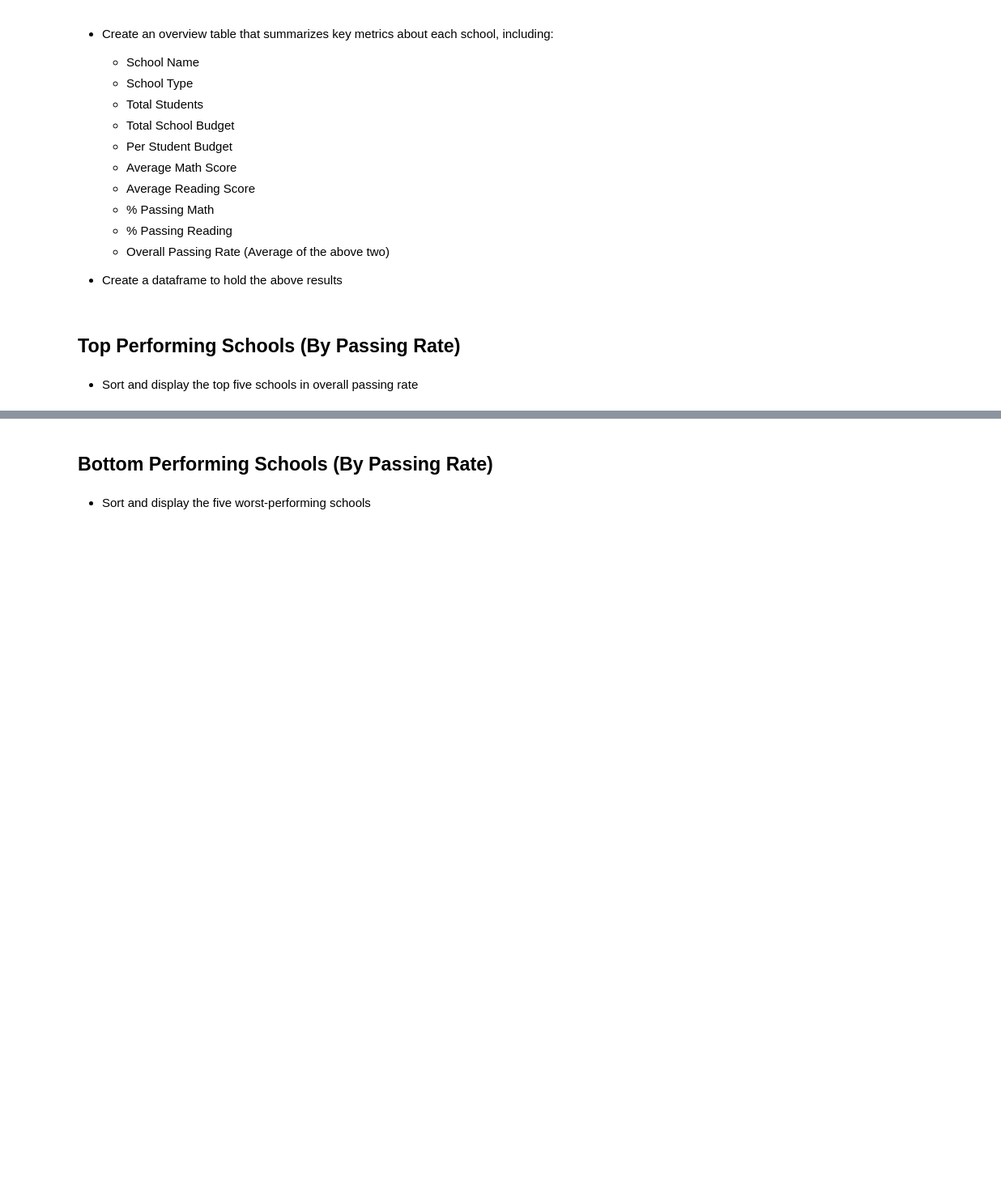
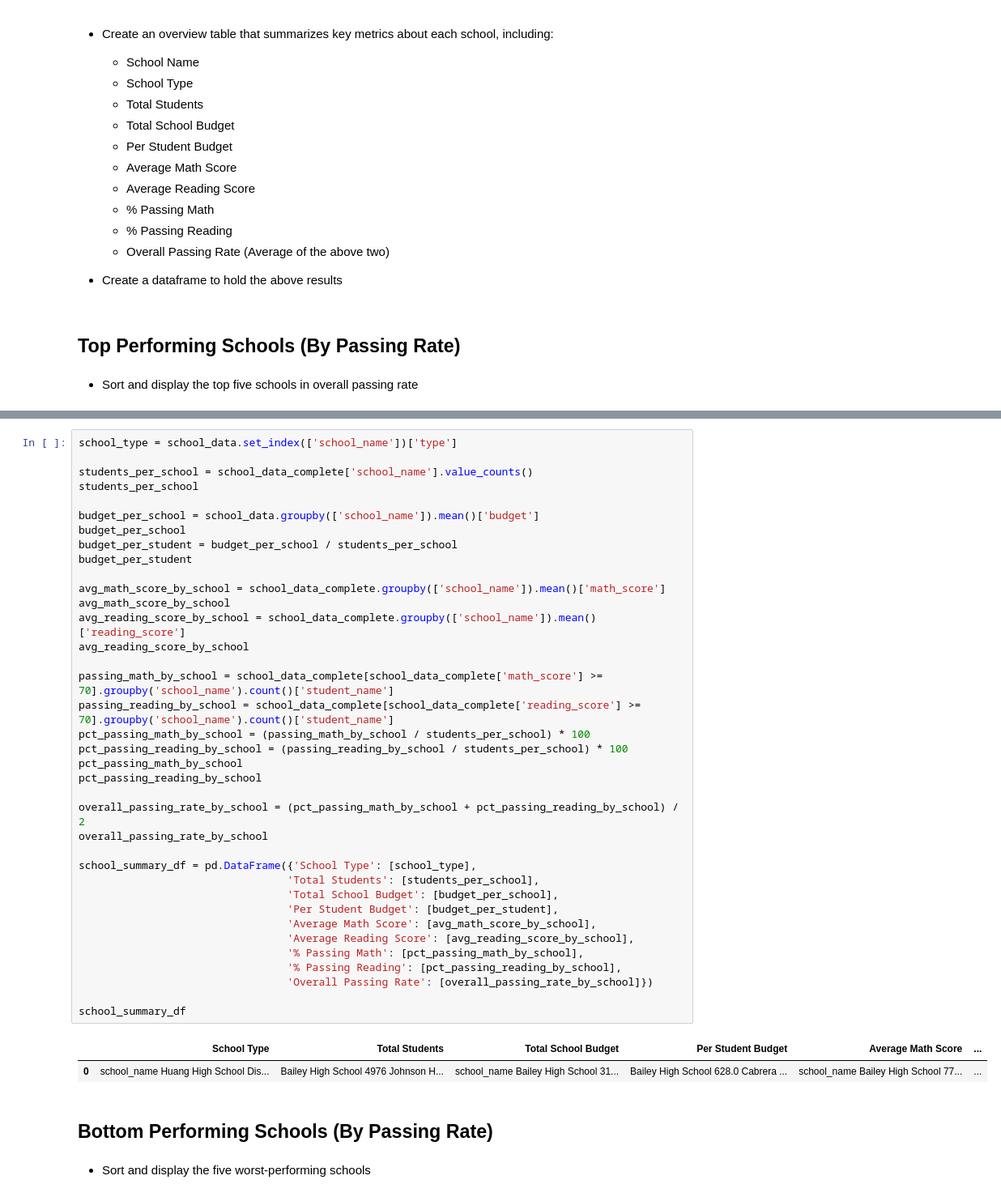
Before and after one commit to bwalshdtan/Pandas_Homework, a Jupyter notebook: PyCitySchools_starter.ipynb, the cells around one changed output, grey strips where cells are left out. Shown at 81% size. Saved outputs shown, nothing was run; the diff lists cells and outputs as text; blank space fills up the shorter version.

Commit message:
Nonworking Code for School Summary

```diff
--- a/PyCitySchools_starter.ipynb
+++ b/PyCitySchools_starter.ipynb
@@ -129,3 +121,43 @@ district_summary_table
+# %%
+school_type = school_data.set_index(['school_name'])['type']
+
+students_per_school = school_data_complete['school_name'].value_counts()
+students_per_school
+
+budget_per_school = school_data.groupby(['school_name']).mean()['budget']
+budget_per_school
+budget_per_student = budget_per_school / students_per_school
+budget_per_student
+
+avg_math_score_by_school = school_data_complete.groupby(['school_name']).mean()['math_score']
+avg_math_score_by_school
+avg_reading_score_by_school = school_data_complete.groupby(['school_name']).mean()['reading_score']
+avg_reading_score_by_school
+
+passing_math_by_school = school_data_complete[school_data_complete['math_score'] >= 70].groupby('school_name').count()['student_name']
+passing_reading_by_school = school_data_complete[school_data_complete['reading_score'] >= 70].groupby('school_name').count()['student_name']
+pct_passing_math_by_school = (passing_math_by_school / students_per_school) * 100
+pct_passing_reading_by_school = (passing_reading_by_school / students_per_school) * 100
+pct_passing_math_by_school
+pct_passing_reading_by_school
+
+overall_passing_rate_by_school = (pct_passing_math_by_school + pct_passing_reading_by_school) / 2
+overall_passing_rate_by_school
+
+school_summary_df = pd.DataFrame({'School Type': [school_type],
+                                 'Total Students': [students_per_school],
+                                 'Total School Budget': [budget_per_school],
+                                 'Per Student Budget': [budget_per_student],
+                                 'Average Math Score': [avg_math_score_by_school],
+                                 'Average Reading Score': [avg_reading_score_by_school],
+                                 '% Passing Math': [pct_passing_math_by_school],
+                                 '% Passing Reading': [pct_passing_reading_by_school],
+                                 'Overall Passing Rate': [overall_passing_rate_by_school]})
+
+school_summary_df
+# %% [output]
+|  | School Type | Total Students | Total School Budget | Per Student Budget | Average Math Score | ... |
+| 0 | school_name Huang High School Dis... | Bailey High School 4976 Johnson H... | school_name Bailey High School 31... | Bailey High School 628.0 Cabrera ... | school_name Bailey High School 77... | ... |
 # %% [markdown]
 ## Bottom Performing Schools (By Passing Rate)
 # %% [markdown]
```
Also changed, not shown: parts of 1 cell of this notebook.
